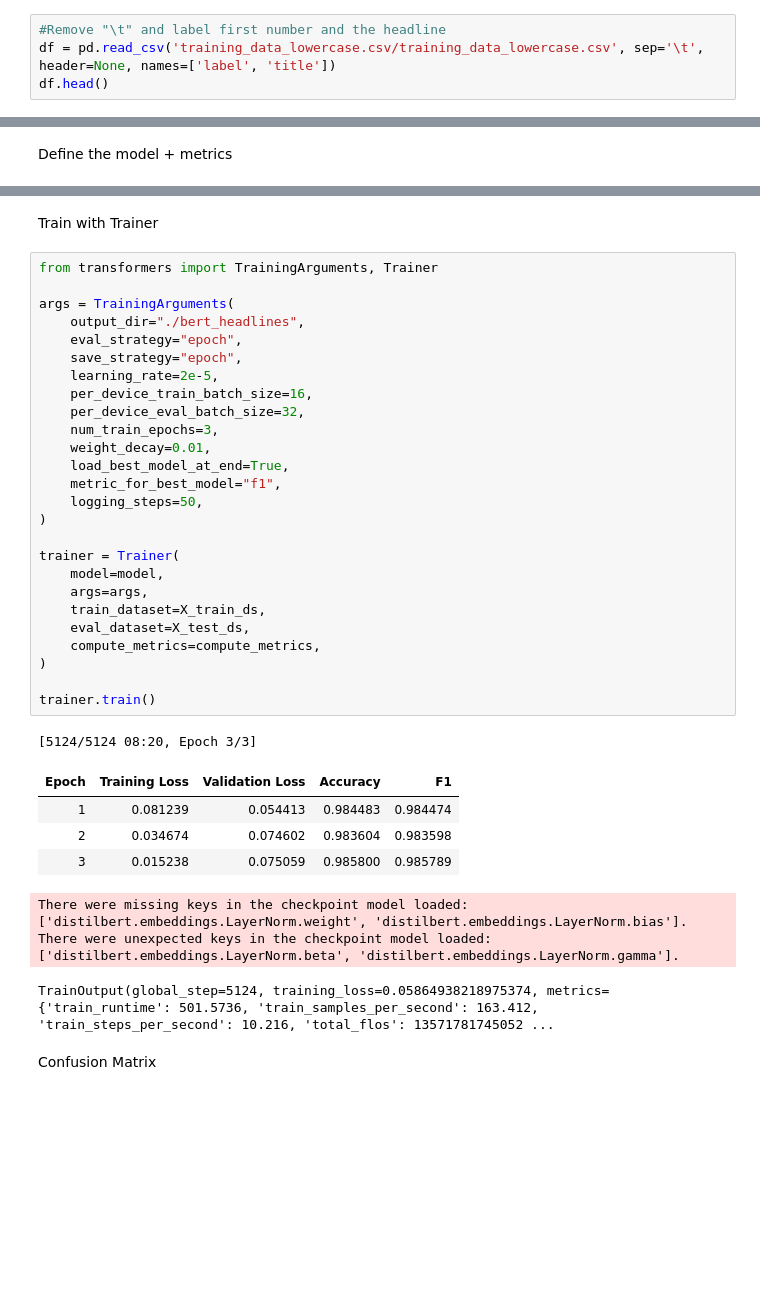
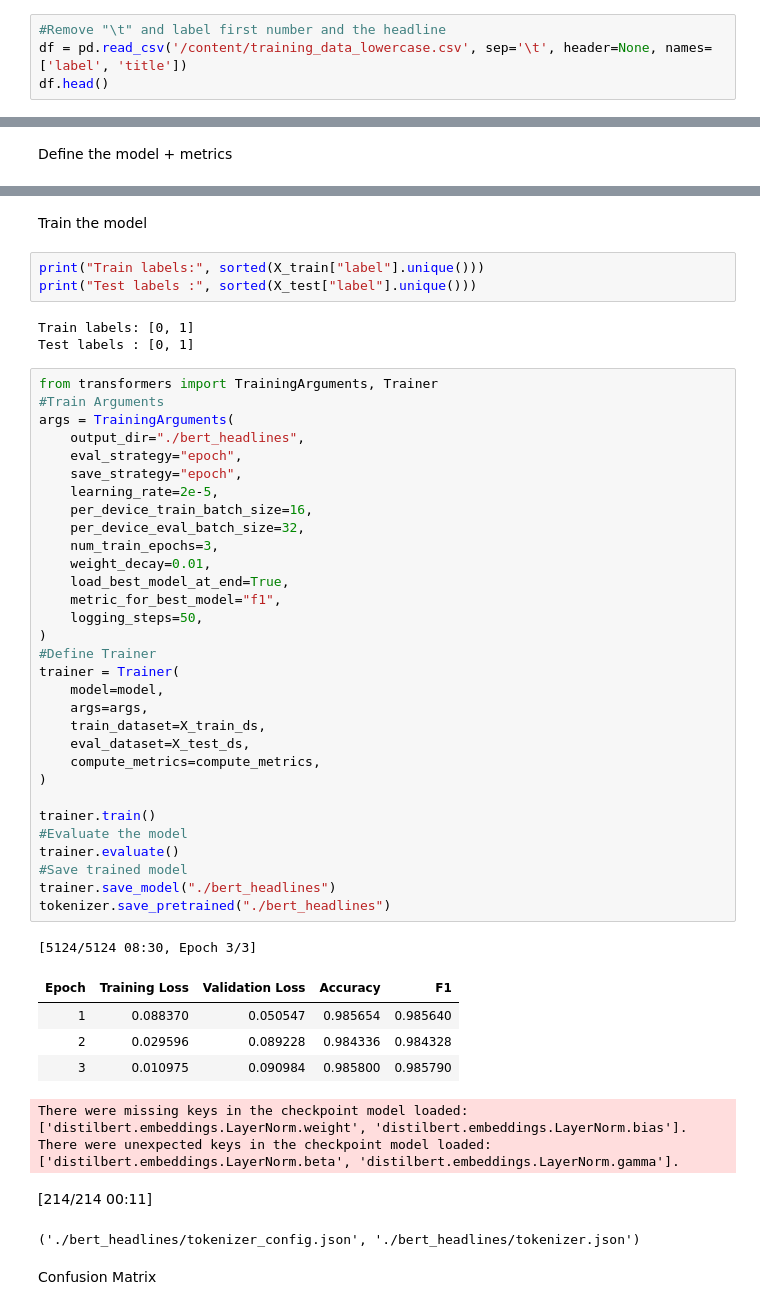
Before and after one commit to roderictorrsol-blip/NLP_challenge_G4, a Jupyter notebook: NLP_G4_BERT02.ipynb, the cells around one changed output, grey strips where cells are left out. Cells and saved outputs as stored; diff of their text form; blank space fills up the shorter version.

Commit message:
Bert model succesfully executed; data prediction extracted

```diff
--- a/NLP_G4_BERT02.ipynb
+++ b/NLP_G4_BERT02.ipynb
@@ -85,7 +109,7 @@ df.head()
 | 4 | 0 | pope francis just called out dona... |
 # %%
 #Remove "\t" and label first number and the headline
-df = pd.read_csv('training_data_lowercase.csv/training_data_lowercase.csv', sep='\t', header=None, names=['label', 'title'])
+df = pd.read_csv('/content/training_data_lowercase.csv', sep='\t', header=None, names=['label', 'title'])
 df.head()
 # %% [output]
 |  | label | title |
@@ -396,41 +426,53 @@ Notes:
 - UNEXPECTED    :can be ignored when loading from different task/architecture; not ok if you expect identical arch.
 - MISSING       :those params were newly initialized because missing from the checkpoint. Consider training on your downstream task.
 # %% [markdown]
-Train with Trainer
+Train the model
+# %%
+print("Train labels:", sorted(X_train["label"].unique()))
+print("Test labels :", sorted(X_test["label"].unique()))
+# %% [output]
+Train labels: [0, 1]
+Test labels : [0, 1]
 # %%
 from transformers import TrainingArguments, Trainer
-
+#Train Arguments
 args = TrainingArguments(
     output_dir="./bert_headlines",
     eval_strategy="epoch",
     save_strategy="epoch",
     learning_rate=2e-5,
     per_device_train_batch_size=16,
     per_device_eval_batch_size=32,
     num_train_epochs=3,
     weight_decay=0.01,
     load_best_model_at_end=True,
     metric_for_best_model="f1",
     logging_steps=50,
 )
-
+#Define Trainer
 trainer = Trainer(
     model=model,
     args=args,
     train_dataset=X_train_ds,
     eval_dataset=X_test_ds,
     compute_metrics=compute_metrics,
 )
 
 trainer.train()
+#Evaluate the model
+trainer.evaluate()
+#Save trained model
+trainer.save_model("./bert_headlines")
+tokenizer.save_pretrained("./bert_headlines")
 # %% [output]
-[5124/5124 08:20, Epoch 3/3]
+[5124/5124 08:30, Epoch 3/3]
 | Epoch | Training Loss | Validation Loss | Accuracy | F1 |
-| 1 | 0.081239 | 0.054413 | 0.984483 | 0.984474 |
-| 2 | 0.034674 | 0.074602 | 0.983604 | 0.983598 |
-| 3 | 0.015238 | 0.075059 | 0.985800 | 0.985789 |
+| 1 | 0.088370 | 0.050547 | 0.985654 | 0.985640 |
+| 2 | 0.029596 | 0.089228 | 0.984336 | 0.984328 |
+| 3 | 0.010975 | 0.090984 | 0.985800 | 0.985790 |
 There were missing keys in the checkpoint model loaded: ['distilbert.embeddings.LayerNorm.weight', 'distilbert.embeddings.LayerNorm.bias'].
 There were unexpected keys in the checkpoint model loaded: ['distilbert.embeddings.LayerNorm.beta', 'distilbert.embeddings.LayerNorm.gamma'].
+[214/214 00:11]
-TrainOutput(global_step=5124, training_loss=0.05864938218975374, metrics={'train_runtime': 501.5736, 'train_samples_per_second': 163.412, 'train_steps_per_second': 10.216, 'total_flos': 13571781745052 ...
+('./bert_headlines/tokenizer_config.json', './bert_headlines/tokenizer.json')
 # %% [markdown]
 Confusion Matrix
```
Also changed, not shown: parts of 20 cells of this notebook, 1 other file.
